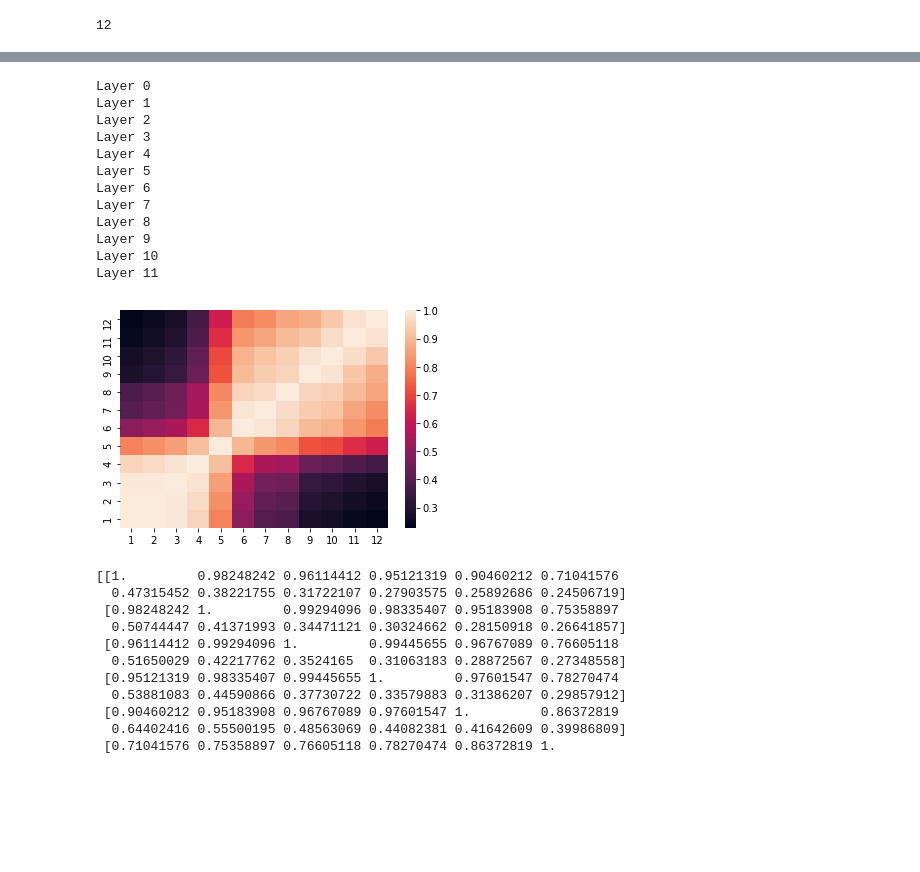
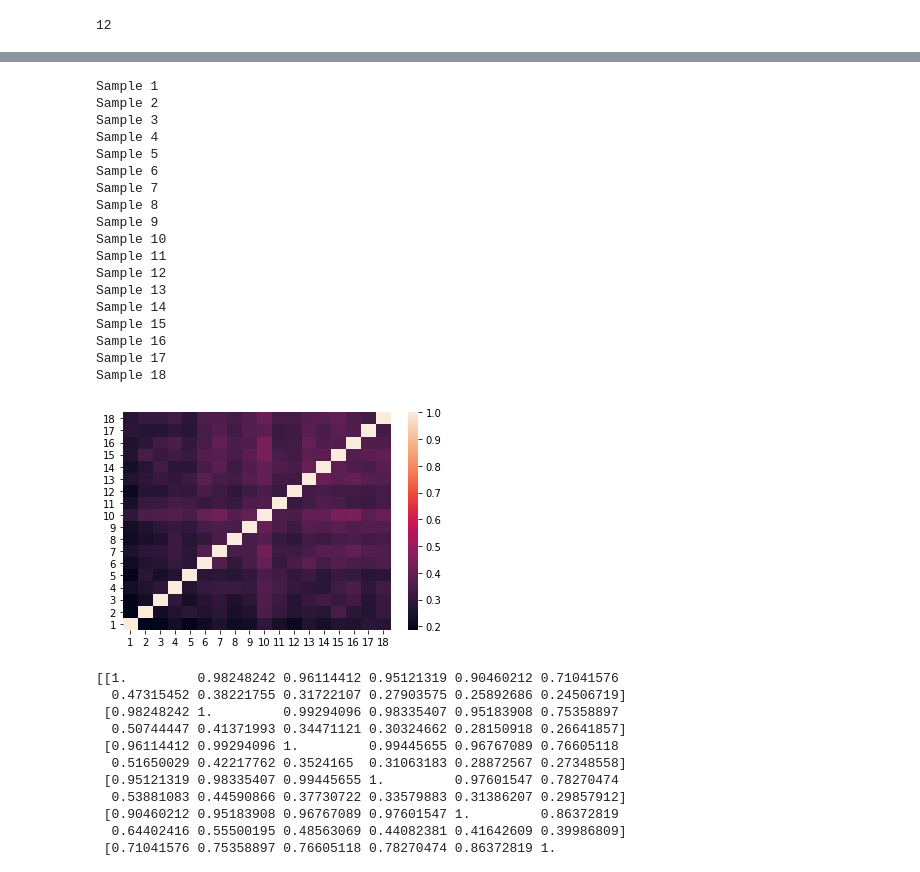
Before and after one commit to josipjukic/adapter-al, a Jupyter notebook: tinkering.ipynb, the cells around one changed output, grey strips where cells are left out. Saved outputs shown, nothing was run; the diff lists cells and outputs as text; code cells hidden in the pictures; blank space fills up the shorter version.

```diff
--- a/tinkering.ipynb
+++ b/tinkering.ipynb
@@ -1079,34 +1152,60 @@ AttributeError: 'Batch' object has no attribute 'text'
+# %%
+from cka import *
+
+n = 12
+
+lin_vals = np.empty((n, n))
+rbf_vals = np.empty((n, n))
+
+for i in range(12):
+    enc1 = enc_layers[i].detach().cpu().numpy()
+    for j in range(i, 12):
+        enc2 = enc_layers[j].detach().cpu().numpy()
+        lin = linear_CKA(enc1, enc2)
+        rbf = kernel_CKA(enc1, enc2)
+        lin_vals[i, j] = lin_vals[j, i] = lin
+        rbf_vals[i, j] = rbf_vals[j, i] = rbf
 # %%
 from cka import *
 
-lin_vals = np.empty((num_layers, num_layers))
-rbf_vals = np.empty((num_layers, num_layers))
-for i in range(num_layers):
-    X = enc_layers[i].detach().numpy()
-    print(f"Layer {i}")
-    for j in range(num_layers-1, i-1, -1):
-        Y = enc_layers[j].detach().numpy()
-        lin = linear_CKA(X, Y)
-        rbf = kernel_CKA(X, Y)
-        lin_vals[i, j] = lin_vals[j, i] = lin
-        rbf_vals[i, j] = rbf_vals[j, i] = rbf
+n = 18
+
+lin_vals = np.empty((n, n))
+rbf_vals = np.empty((n, n))
+for i in range(100, 1000, 50):
+    A = X[i:i+50]
+    print(f"Sample {i//50 - 1}")
+    for j in range(i, 1000, 50):
+        B = X[j:j+50]
+        lin = linear_CKA(A, B)
+        rbf = kernel_CKA(A, B)
+        i_mod = i // 50 - 2
+        j_mod = j // 50 - 2
+        lin_vals[i_mod, j_mod] = lin_vals[j_mod, i_mod] = lin
+        rbf_vals[i_mod, j_mod] = rbf_vals[j_mod, i_mod] = rbf
 # %% [output]
-Layer 0
-Layer 1
-Layer 2
-Layer 3
-Layer 4
-Layer 5
-Layer 6
-Layer 7
-Layer 8
-Layer 9
-Layer 10
-Layer 11
+Sample 1
+Sample 2
+Sample 3
+Sample 4
+Sample 5
+Sample 6
+Sample 7
+Sample 8
+Sample 9
+Sample 10
+Sample 11
+Sample 12
+Sample 13
+Sample 14
+Sample 15
+Sample 16
+Sample 17
+Sample 18
 # %%
-sns.heatmap(np.flip(lin_vals, 1), xticklabels=range(1, 12+1), yticklabels=range(12, 0, -1));
+sns.heatmap(np.flip(rbf_vals, 1), xticklabels=range(1, 18+1), yticklabels=range(18, 0, -1));
 # %% [output]
-[figure, old version]
+[figure, new version]
 # %%
 print(lin_vals)
 # %% [output]
```
Also changed, not shown: parts of 22 cells of this notebook, 2 other files.
